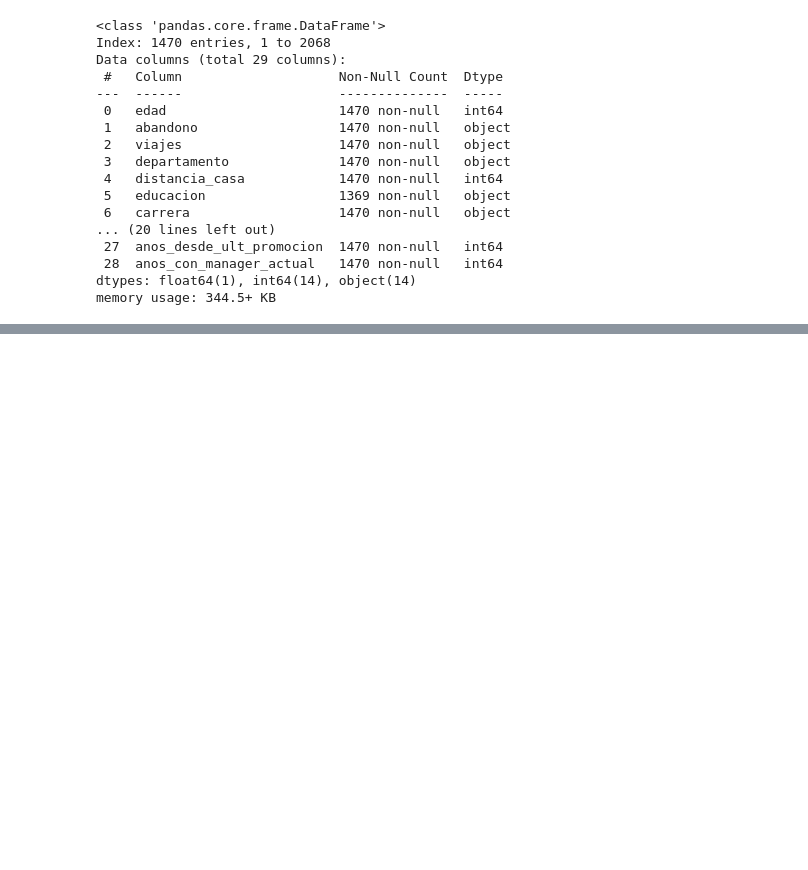
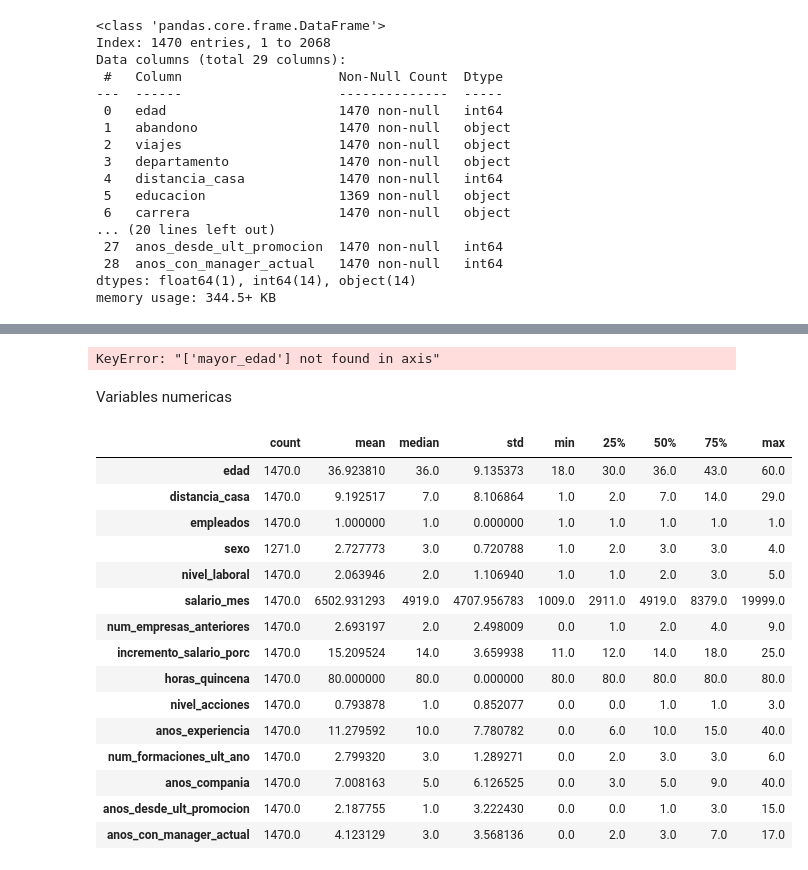
Before and after one commit to MauricioSalazarP/AbandonoEmpleados, a Jupyter notebook: Abandono_empleados/BI_Analisis.ipynb, the cells around one changed output, grey strips where cells are left out. Cells and saved outputs as stored; diff of their text form; code cells hidden in the pictures; blank space fills up the shorter version.

```diff
--- a/Abandono_empleados/BI_Analisis.ipynb
+++ b/Abandono_empleados/BI_Analisis.ipynb
@@ -120,0 +151,41 @@ memory usage: 344.5+ KB
+# %%
+df.drop(columns = 'mayor_edad', inplace = True)
+
+df['educacion'] = df['educacion'].fillna('Universitaria')
+
+df['satisfaccion_trabajo'] = df['satisfaccion_trabajo'].fillna('Alta')
+
+df['implicacion'] = df['implicacion'].fillna('Alta')
+# %% [output]
+KeyError: "['mayor_edad'] not found in axis"
+# %% [markdown]
+Variables numericas
+# %%
+def estadisticos_cont(num):
+    #Calculamos describe
+    estadisticos = num.describe().T
+    #Añadimos la mediana
+    estadisticos['median'] = num.median()
+    #Reordenamos para que la mediana esté al lado de la media
+    estadisticos = estadisticos.iloc[:,[0,1,8,2,3,4,5,6,7]]
+    #Lo devolvemos
+    return(estadisticos)
+# %%
+estadisticos_cont(df.select_dtypes('number'))
+# %% [output]
+|  | count | mean | median | std | min | 25% | 50% | 75% | max |
+| edad | 1470.0 | 36.923810 | 36.0 | 9.135373 | 18.0 | 30.0 | 36.0 | 43.0 | 60.0 |
+| distancia_casa | 1470.0 | 9.192517 | 7.0 | 8.106864 | 1.0 | 2.0 | 7.0 | 14.0 | 29.0 |
+| empleados | 1470.0 | 1.000000 | 1.0 | 0.000000 | 1.0 | 1.0 | 1.0 | 1.0 | 1.0 |
+| sexo | 1271.0 | 2.727773 | 3.0 | 0.720788 | 1.0 | 2.0 | 3.0 | 3.0 | 4.0 |
+| nivel_laboral | 1470.0 | 2.063946 | 2.0 | 1.106940 | 1.0 | 1.0 | 2.0 | 3.0 | 5.0 |
+| salario_mes | 1470.0 | 6502.931293 | 4919.0 | 4707.956783 | 1009.0 | 2911.0 | 4919.0 | 8379.0 | 19999.0 |
+| num_empresas_anteriores | 1470.0 | 2.693197 | 2.0 | 2.498009 | 0.0 | 1.0 | 2.0 | 4.0 | 9.0 |
+| incremento_salario_porc | 1470.0 | 15.209524 | 14.0 | 3.659938 | 11.0 | 12.0 | 14.0 | 18.0 | 25.0 |
+| horas_quincena | 1470.0 | 80.000000 | 80.0 | 0.000000 | 80.0 | 80.0 | 80.0 | 80.0 | 80.0 |
+| nivel_acciones | 1470.0 | 0.793878 | 1.0 | 0.852077 | 0.0 | 0.0 | 1.0 | 1.0 | 3.0 |
+| anos_experiencia | 1470.0 | 11.279592 | 10.0 | 7.780782 | 0.0 | 6.0 | 10.0 | 15.0 | 40.0 |
+| num_formaciones_ult_ano | 1470.0 | 2.799320 | 3.0 | 1.289271 | 0.0 | 2.0 | 3.0 | 3.0 | 6.0 |
+| anos_compania | 1470.0 | 7.008163 | 5.0 | 6.126525 | 0.0 | 3.0 | 5.0 | 9.0 | 40.0 |
+| anos_desde_ult_promocion | 1470.0 | 2.187755 | 1.0 | 3.222430 | 0.0 | 0.0 | 1.0 | 3.0 | 15.0 |
+| anos_con_manager_actual | 1470.0 | 4.123129 | 3.0 | 3.568136 | 0.0 | 2.0 | 3.0 | 7.0 | 17.0 |
```
Also changed, not shown: parts of 6 cells of this notebook, 1 other file.
